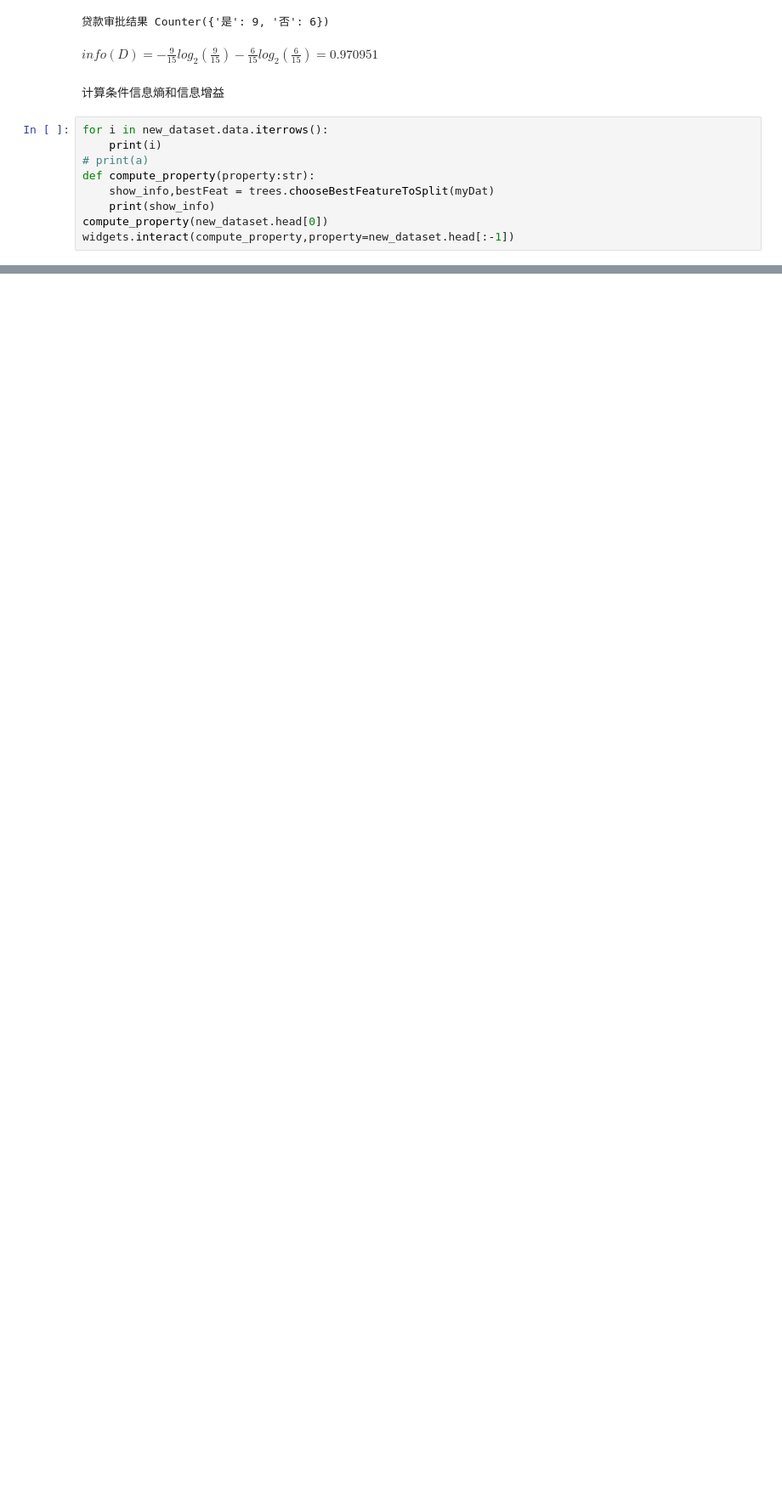
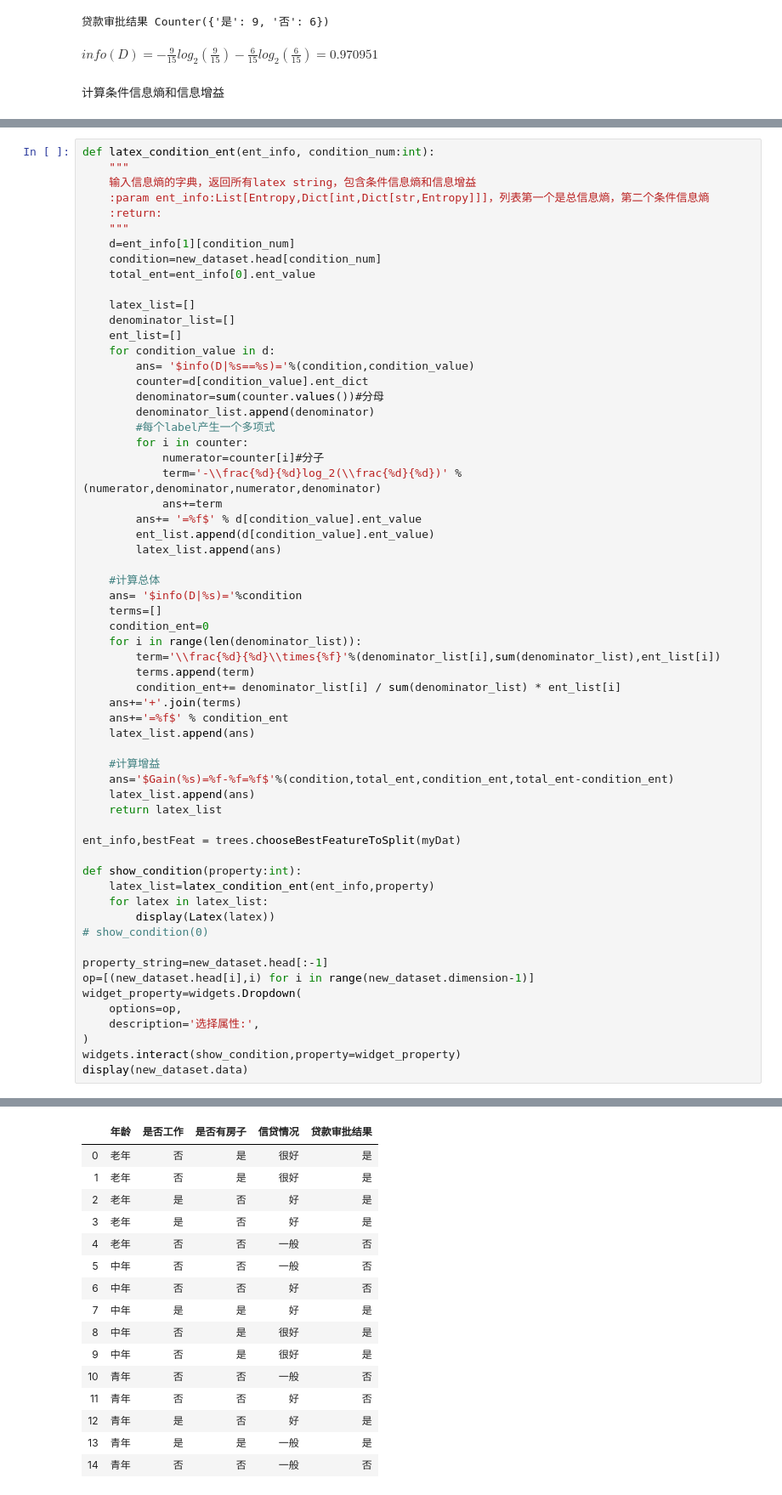
Before and after one commit to skybig233/mywebsite, a Jupyter notebook: tree/Decision_Tree_my.ipynb, the cells around one changed output, grey strips where cells are left out. Shown at 85% size. Drawn from its saved outputs; the diff is of its cells as text; blank space fills up the shorter version.

```diff
--- a/tree/Decision_Tree_my.ipynb
+++ b/tree/Decision_Tree_my.ipynb
@@ -72,12 +83,3 @@ Latex(fomula)
 $info(D)=-\frac{9}{15}log_2(\frac{9}{15})-\frac{6}{15}log_2(\frac{6}{15})=0.970951$
 # %% [markdown]
 计算条件信息熵和信息增益
-# %%
-for i in new_dataset.data.iterrows():
-    print(i)
-# print(a)
-def compute_property(property:str):
-    show_info,bestFeat = trees.chooseBestFeatureToSplit(myDat)
-    print(show_info)
-compute_property(new_dataset.head[0])
-widgets.interact(compute_property,property=new_dataset.head[:-1])
@@ -146,0 +86,62 @@ TypeError: cannot unpack non-iterable float object
+# %%
+def latex_condition_ent(ent_info, condition_num:int):
+    """
+    输入信息熵的字典，返回所有latex string，包含条件信息熵和信息增益
+    :param ent_info:List[Entropy,Dict[int,Dict[str,Entropy]]]，列表第一个是总信息熵，第二个条件信息熵
+    :return:
+    """
+    d=ent_info[1][condition_num]
+    condition=new_dataset.head[condition_num]
+    total_ent=ent_info[0].ent_value
+
+    latex_list=[]
+    denominator_list=[]
+    ent_list=[]
+    for condition_value in d:
+        ans= '$info(D|%s==%s)='%(condition,condition_value)
+        counter=d[condition_value].ent_dict
+        denominator=sum(counter.values())#分母
+        denominator_list.append(denominator)
+        #每个label产生一个多项式
+        for i in counter:
+            numerator=counter[i]#分子
+            term='-\\frac{%d}{%d}log_2(\\frac{%d}{%d})' %(numerator,denominator,numerator,denominator)
+            ans+=term
+        ans+= '=%f$' % d[condition_value].ent_value
+        ent_list.append(d[condition_value].ent_value)
+        latex_list.append(ans)
+
+    #计算总体
+    ans= '$info(D|%s)='%condition
+    terms=[]
+    condition_ent=0
+    for i in range(len(denominator_list)):
+        term='\\frac{%d}{%d}\\times{%f}'%(denominator_list[i],sum(denominator_list),ent_list[i])
+        terms.append(term)
+        condition_ent+= denominator_list[i] / sum(denominator_list) * ent_list[i]
+    ans+='+'.join(terms)
+    ans+='=%f$' % condition_ent
+    latex_list.append(ans)
+
+    #计算增益
+    ans='$Gain(%s)=%f-%f=%f$'%(condition,total_ent,condition_ent,total_ent-condition_ent)
+    latex_list.append(ans)
+    return latex_list
+
+ent_info,bestFeat = trees.chooseBestFeatureToSplit(myDat)
+
+def show_condition(property:int):
+    latex_list=latex_condition_ent(ent_info,property)
+    for latex in latex_list:
+        display(Latex(latex))
+# show_condition(0)
+
+property_string=new_dataset.head[:-1]
+op=[(new_dataset.head[i],i) for i in range(new_dataset.dimension-1)]
+widget_property=widgets.Dropdown(
+    options=op,
+    description='选择属性:',
+)
+widgets.interact(show_condition,property=widget_property)
+display(new_dataset.data)
+# %% [output]
@@ -146,0 +149,16 @@ TypeError: cannot unpack non-iterable float object
+|  | 年龄 | 是否工作 | 是否有房子 | 信贷情况 | 贷款审批结果 |
+| 0 | 老年 | 否 | 是 | 很好 | 是 |
+| 1 | 老年 | 否 | 是 | 很好 | 是 |
+| 2 | 老年 | 是 | 否 | 好 | 是 |
+| 3 | 老年 | 是 | 否 | 好 | 是 |
+| 4 | 老年 | 否 | 否 | 一般 | 否 |
+| 5 | 中年 | 否 | 否 | 一般 | 否 |
+| 6 | 中年 | 否 | 否 | 好 | 否 |
+| 7 | 中年 | 是 | 是 | 好 | 是 |
+| 8 | 中年 | 否 | 是 | 很好 | 是 |
+| 9 | 中年 | 否 | 是 | 很好 | 是 |
+| 10 | 青年 | 否 | 否 | 一般 | 否 |
+| 11 | 青年 | 否 | 否 | 好 | 否 |
+| 12 | 青年 | 是 | 否 | 好 | 是 |
+| 13 | 青年 | 是 | 是 | 一般 | 是 |
+| 14 | 青年 | 否 | 否 | 一般 | 否 |
```
Also changed, not shown: parts of 12 cells of this notebook, 2 other files.
